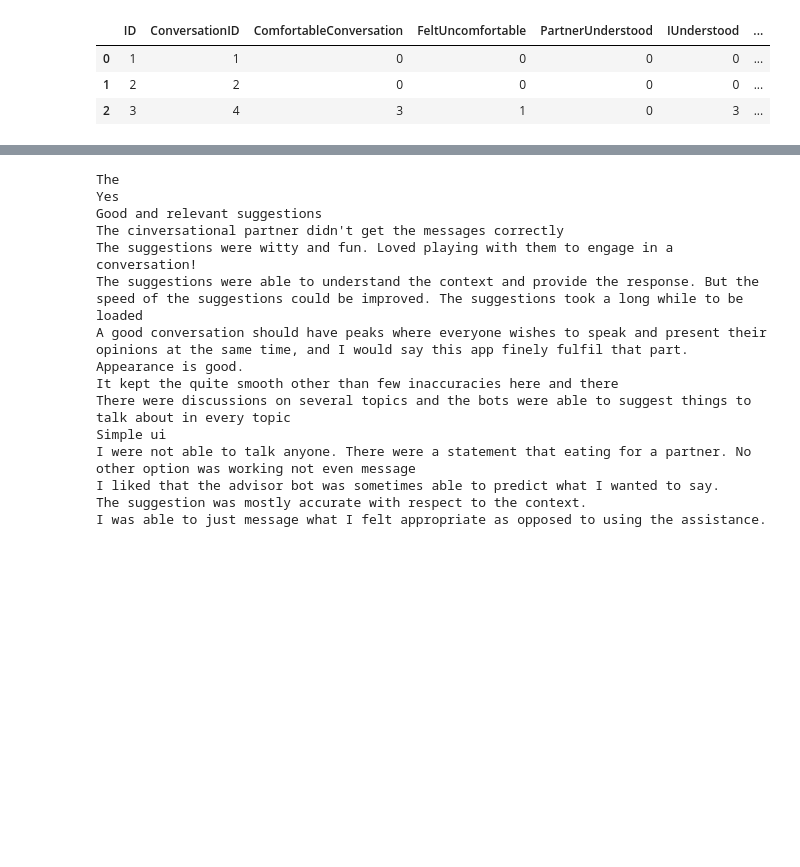
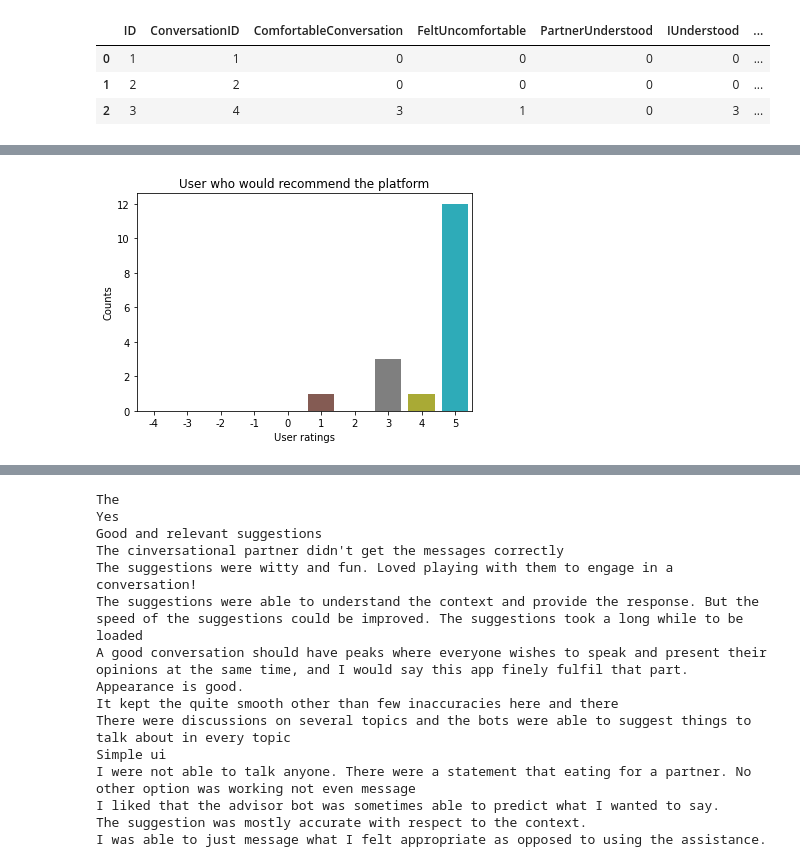
Before and after one commit to Tejas-Nanaware/Towards-Assisting-Human-Human-Conversations, a Jupyter notebook: src/Analysis/Data Analysis.ipynb, the cells around one changed output, grey strips where cells are left out. Saved outputs shown, nothing was run; the diff lists cells and outputs as text; code cells hidden in the pictures; blank space fills up the shorter version.

```diff
--- a/src/Analysis/Data Analysis.ipynb
+++ b/src/Analysis/Data Analysis.ipynb
@@ -96,0 +138,9 @@ df_questionnaires.head(3)
+# %%
+counts = df_questionnaires_removed['IRecommend'].value_counts().reindex([-4,-3,-2,-1,0,1,2,3,4,5], fill_value=0)
+fig = sns.barplot(x=counts.index, y=counts)
+plt.xlabel("User ratings")
+plt.ylabel("Counts")
+plt.title("User who would recommend the platform")
+plt.show(fig)
+# %% [output]
+[figure, added]
```
Also changed, not shown: parts of 24 cells of this notebook, 1 other file.
